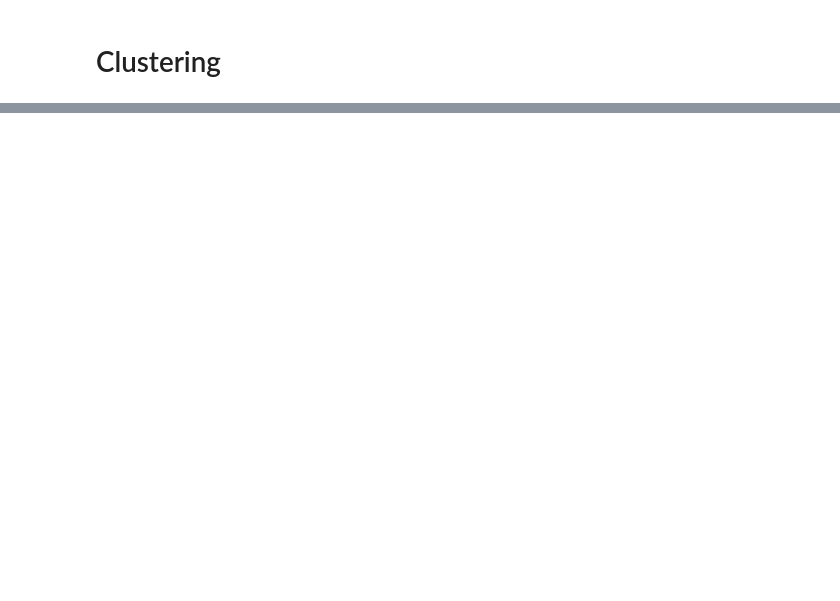
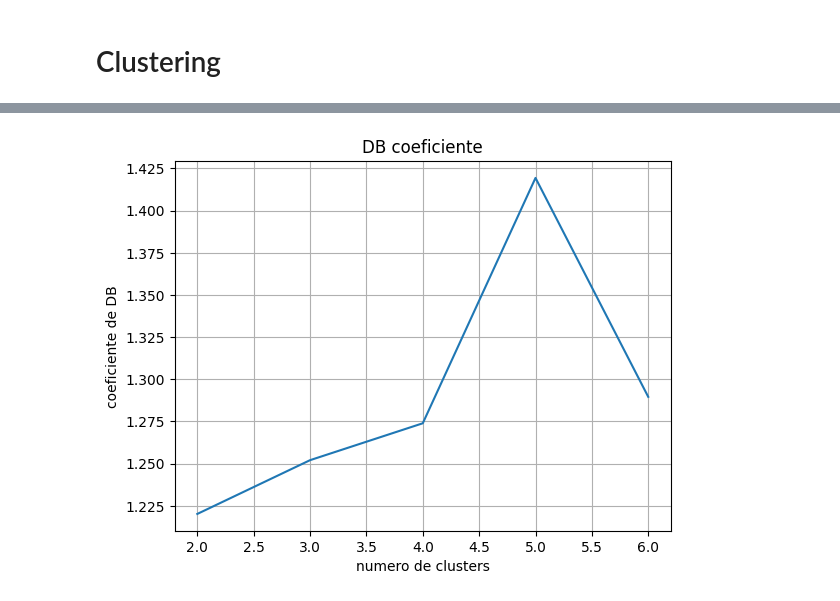
Before and after one commit to cauaedm/supermarket_history_analysis, a Jupyter notebook: notebooks/eda-supermarket-users-history.ipynb, the cells around one changed output, grey strips where cells are left out. Cells and saved outputs as stored; diff of their text form; code cells hidden in the pictures; blank space fills up the shorter version.

```diff
--- a/notebooks/eda-supermarket-users-history.ipynb
+++ b/notebooks/eda-supermarket-users-history.ipynb
@@ -303,0 +374,10 @@ list
+# %%
+x = np.arange(2, len(list_DB) + 2)
+plt.title("DB coeficiente")
+plt.plot(x, list_DB)
+plt.xlabel("numero de clusters")
+plt.ylabel("coeficiente de DB")
+plt.grid(True)
+plt.show()
+# %% [output]
+[figure, added]
```
Also changed, not shown: parts of 31 cells of this notebook.
